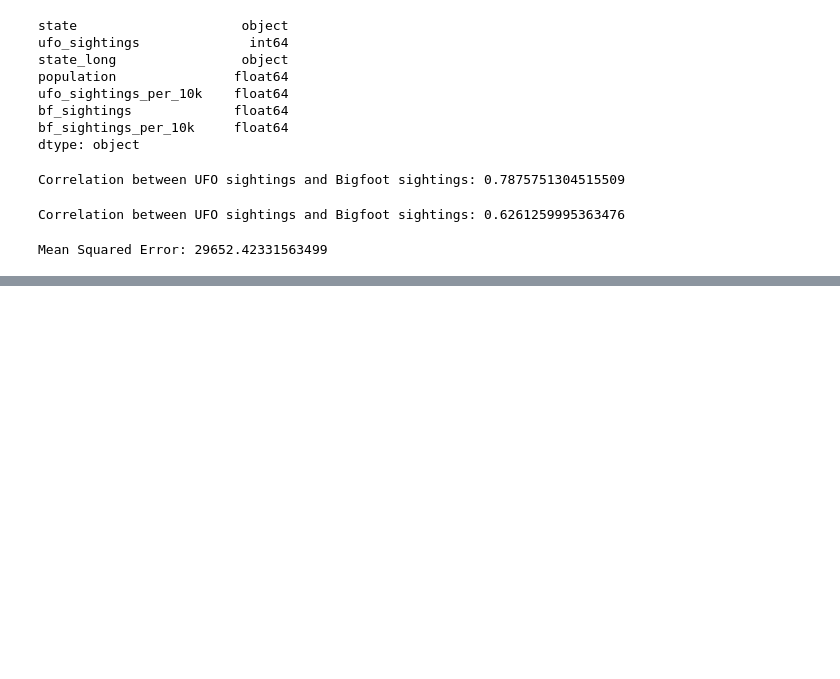
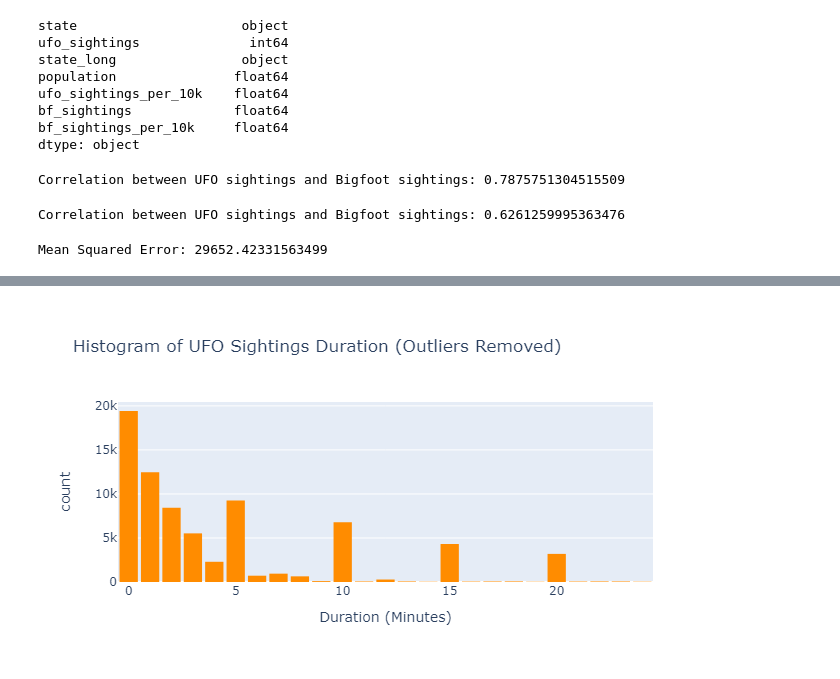
Before and after one commit to kflemming30/UFO_sightings, a Jupyter notebook: Sightings_Analysis.ipynb, the cells around one changed output, grey strips where cells are left out. Drawn from its saved outputs; the diff is of its cells as text; code cells hidden in the pictures; blank space fills up the shorter version.

```diff
--- a/Sightings_Analysis.ipynb
+++ b/Sightings_Analysis.ipynb
@@ -745,0 +862,25 @@ Mean Squared Error: 29652.42331563499
+# %%
+import plotly.express as px
+
+# Calculate the IQR
+Q1 = ufo_data_cleaned['duration(minutes)'].quantile(0.25)
+Q3 = ufo_data_cleaned['duration(minutes)'].quantile(0.75)
+IQR = Q3 - Q1
+
+# Define the lower and upper bounds to filter outliers
+lower_bound = Q1 - 1.5 * IQR
+upper_bound = Q3 + 1.5 * IQR
+
+# Filter the data to remove outliers
+filtered_data = ufo_data_cleaned[(ufo_data_cleaned['duration(minutes)'] >= lower_bound) &
+                                 (ufo_data_cleaned['duration(minutes)'] <= upper_bound)]
+
+# Create histogram using Plotly
+fig = px.histogram(filtered_data, x='duration(minutes)', nbins=30,
+                   labels={'duration(minutes)': 'Duration (Minutes)', 'count': 'Frequency'},
+                   title='Histogram of UFO Sightings Duration (Outliers Removed)')
+fig.update_traces(marker=dict(color='rgb(255, 140, 0)'))
+fig.update_layout(bargap=0.1, bargroupgap=0.05)
+fig.show()
+# %% [output]
+[figure, added]
```
Also changed, not shown: parts of 13 cells of this notebook, 3 other files.
